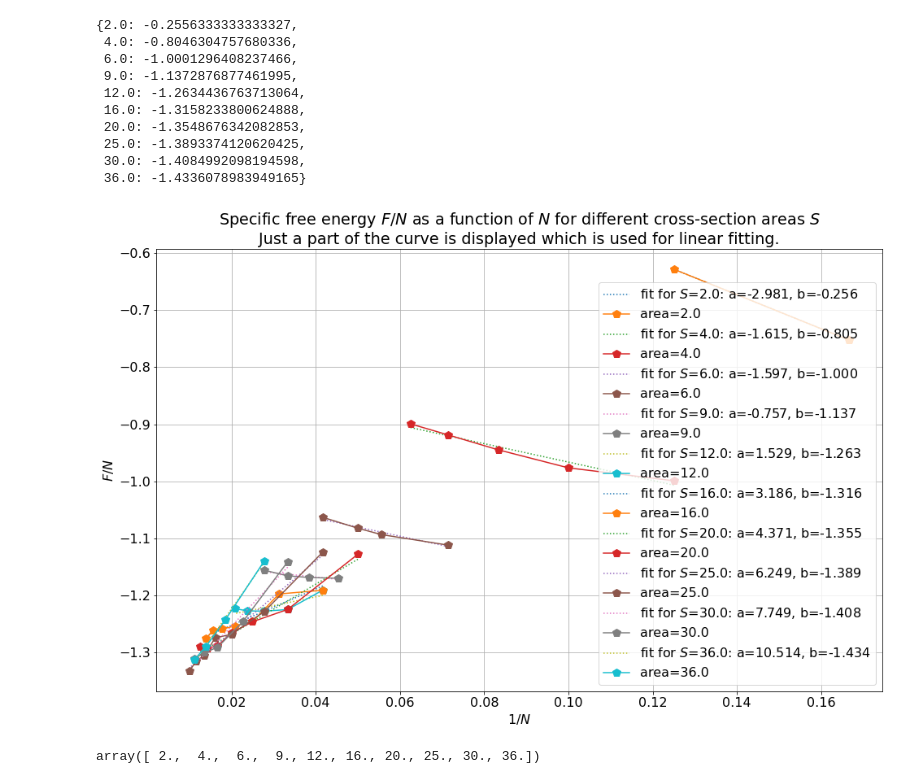
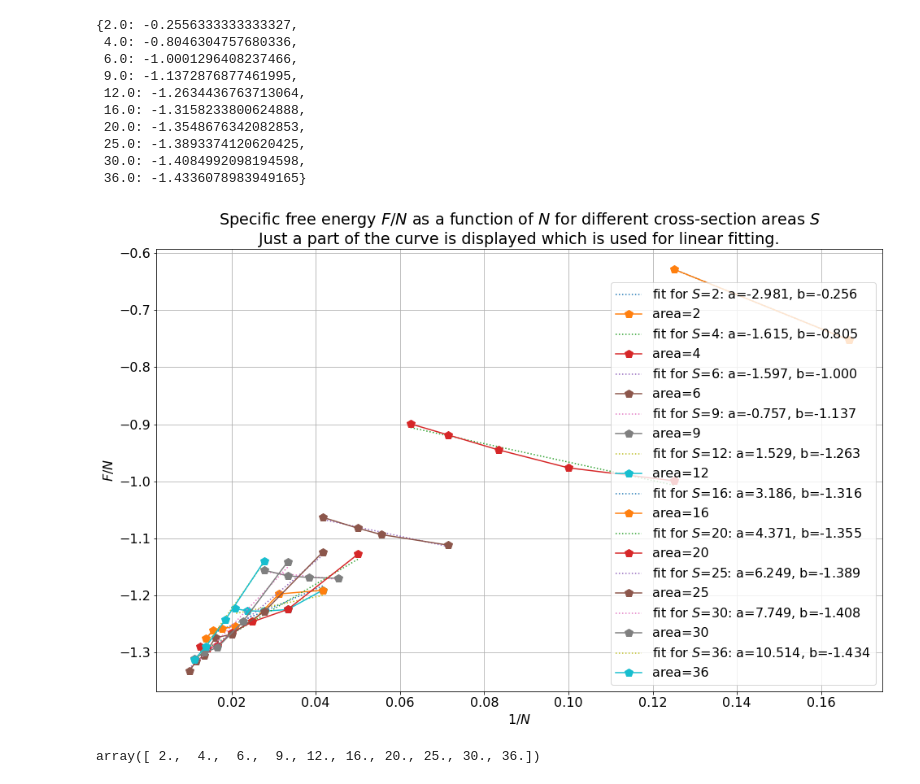
Before and after one commit to raalesir/segregation, a Jupyter notebook: Untitled.ipynb, the cells around one changed output. Saved outputs shown, nothing was run; the diff lists cells and outputs as text; code cells hidden in the pictures.

```diff
--- a/Untitled.ipynb
+++ b/Untitled.ipynb
@@ -548,5 +565,5 @@ for k, files in density_data.items():
 
     aggregated.reset_index(inplace=True)
     aggregated['area'] = aggregated['y']*aggregated['z']
-aggregated.head(100)
+    density_data[k] = aggregated
 # %% [output]
@@ -695,34 +722,34 @@ min_energy
 # %%
 plt.rc('font', size=16)
 plt.figure(figsize=(16,10))
 
 min_energy_s={}
 
 for k, group in aggregated.groupby('area'):
     area  = group['area'].values[0]
     group = group[(group['n'] >= s_min_n[area]) &(group['area'] > 1.0)][['n','en_mean']].dropna()
 
     # get fit parameters from scipy curve fit
     if len(group['en_mean']) >0:
         try:
             parameters, covariance = curve_fit(fun, 1/group['n'], group['en_mean'])
-            plt.plot(1/group['n'], fun(1/group['n'], *parameters), linestyle='dotted', label='fit for $S$=%3.1f: a=%5.3f, b=%5.3f' % (k,*parameters))
+            plt.plot(1/group['n'], fun(1/group['n'], *parameters), linestyle='dotted', label='fit for $S$=%i: a=%5.3f, b=%5.3f' % (k,*parameters))
             min_energy_s[k] = parameters[1]
-            plt.plot(1/group['n'], group['en_mean'], linestyle='-', marker='p', markersize=10, label='area='+str(k))
+            plt.plot(1/group['n'], group['en_mean'], linestyle='-', marker='p', markersize=10, label='area='+str(int(k)))
 
         except: pass
 #     plt.errorbar(1/group['n'], group['en_mean'], yerr=group['en_std'], capsize=4)
 plt.grid()
 plt.legend()
 plt.xlabel('$1/N$')
 plt.ylabel('$F/N$')
 plt.title("""Specific free energy $F/N$ as a function of $N$ for different cross-section areas $S$
 Just a part of the curve is displayed which is used for linear fitting.""")
 # plt.xscale('log')
 # plt.xticks(np.exp(np.linspace(np.log(0.01), np.log(.05), 12)), labels=['1/'+str(round(1/el,0) )for el in np.exp(np.linspace(np.log(0.01), np.log(.05), 12))], rotation=70)
 plt.show()
 # %% [output]
-[figure, old version]
+[figure, new version]
 # %%
 s = np.array(list(min_energy.keys()))
 en = np.array(list(min_energy.values()))
```
Also changed, not shown: parts of 115 cells of this notebook.
